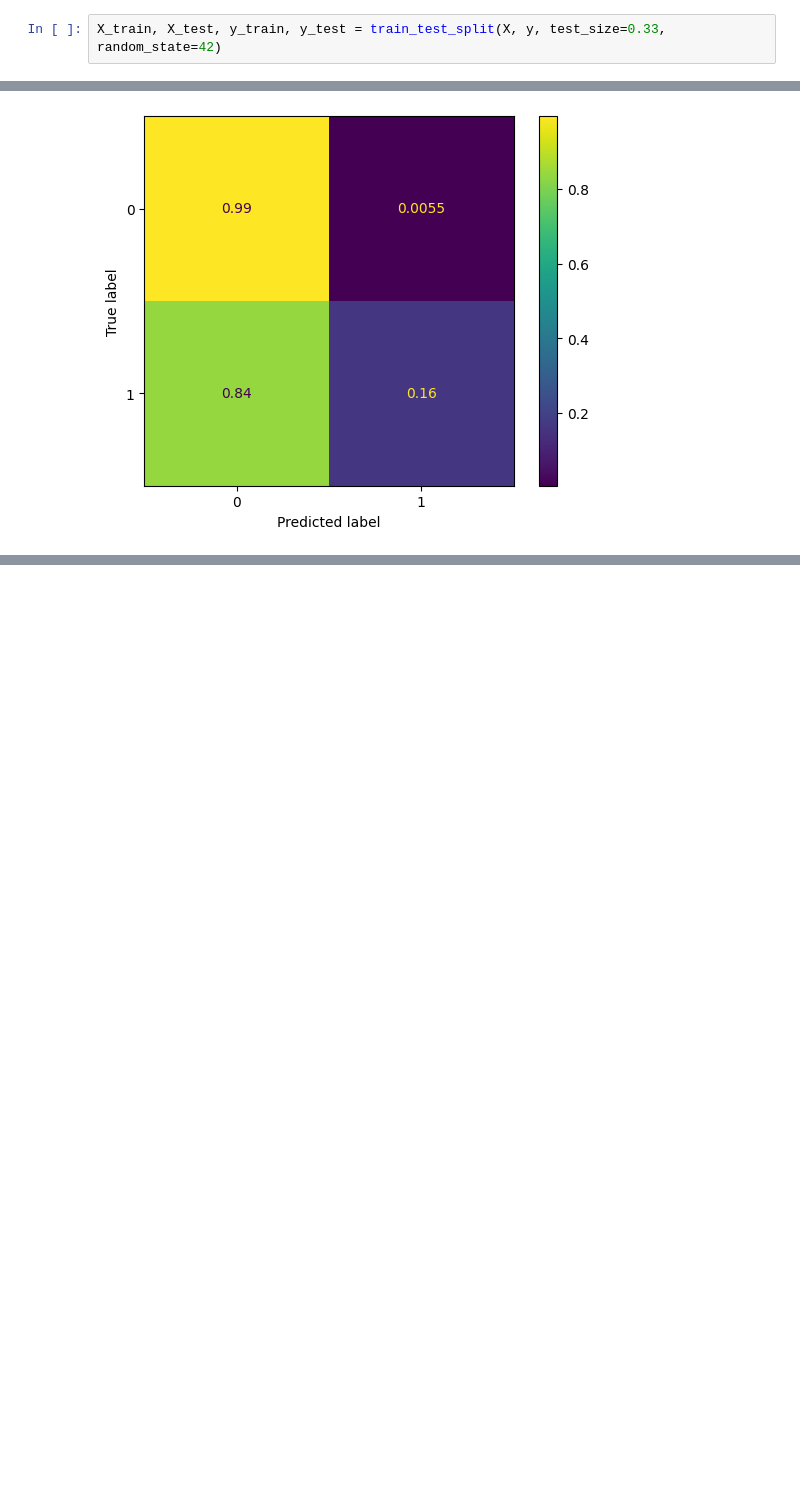
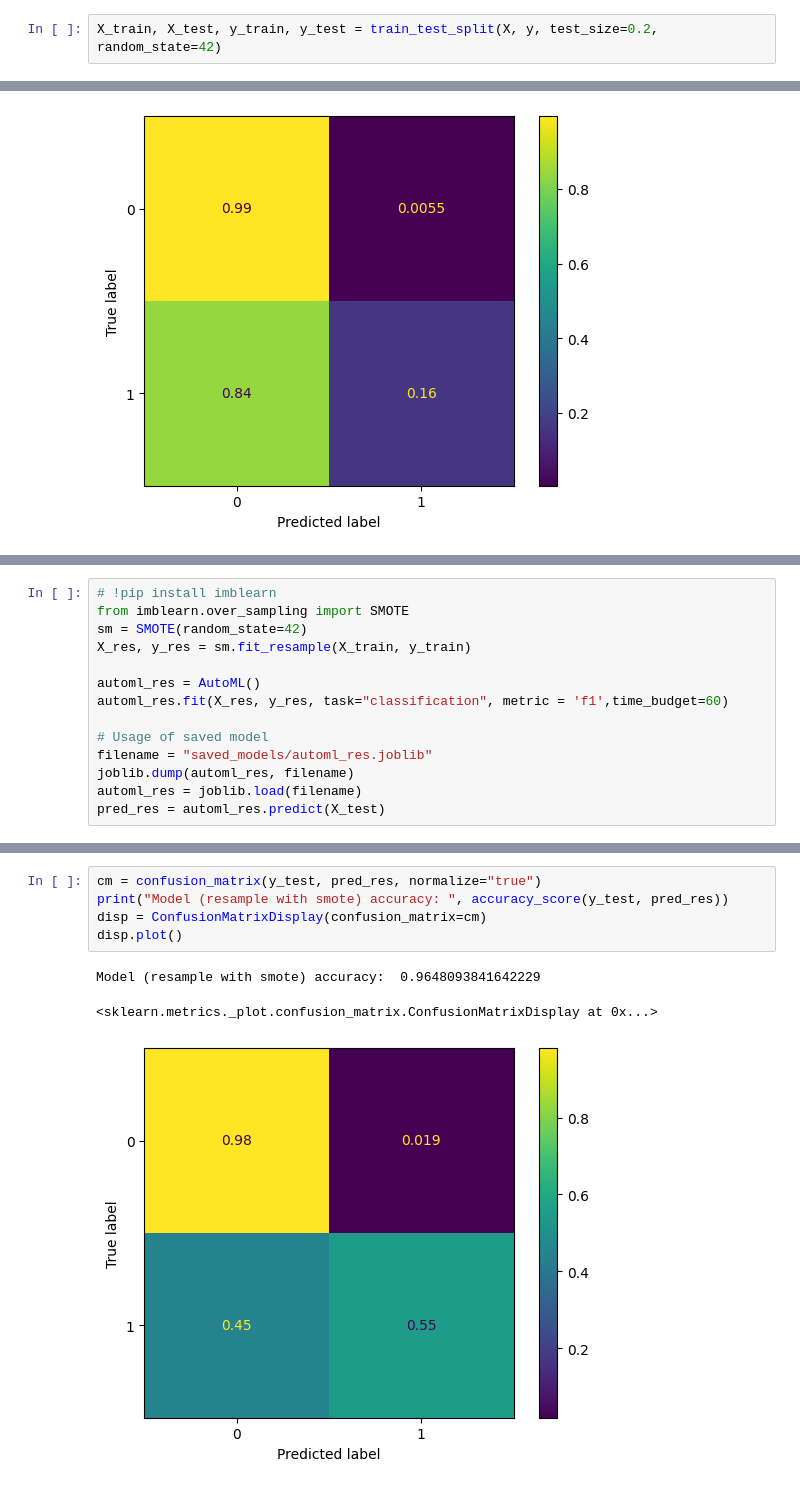
Before and after one commit to canxiu-zhang/csml_1000_projects, a Jupyter notebook: bankruptcy_prediction.ipynb, the cells around one changed output, grey strips where cells are left out. Drawn from its saved outputs; the diff is of its cells as text; blank space fills up the shorter version.

Commit message:
add smote

```diff
--- a/bankruptcy_prediction.ipynb
+++ b/bankruptcy_prediction.ipynb
@@ -33,7 +33,7 @@ profile.to_file("bankruptcy_report.html")
 X = df.drop(columns=['Bankrupt?'])
 y = df['Bankrupt?']
 # %%
-X_train, X_test, y_train, y_test = train_test_split(X, y, test_size=0.33, random_state=42)
+X_train, X_test, y_train, y_test = train_test_split(X, y, test_size=0.2, random_state=42)
 # %% [markdown]
 ### 1. baseline model
 The baseline model is generated by automl by minimize (1-F1 score)
@@ -193,0 +196,14 @@ Model-4 accuracy:  0.9609062638827188
+# %%
+# !pip install imblearn
+from imblearn.over_sampling import SMOTE
+sm = SMOTE(random_state=42)
+X_res, y_res = sm.fit_resample(X_train, y_train)
+
+automl_res = AutoML()
+automl_res.fit(X_res, y_res, task="classification", metric = 'f1',time_budget=60)
+
+# Usage of saved model
+filename = "saved_models/automl_res.joblib"
+joblib.dump(automl_res, filename)
+automl_res = joblib.load(filename)
+pred_res = automl_res.predict(X_test)
@@ -193,0 +228,9 @@ Model-4 accuracy:  0.9609062638827188
+# %%
+cm = confusion_matrix(y_test, pred_res, normalize="true")
+print("Model (resample with smote) accuracy: ", accuracy_score(y_test, pred_res))
+disp = ConfusionMatrixDisplay(confusion_matrix=cm)
+disp.plot()
+# %% [output]
+Model (resample with smote) accuracy:  0.9648093841642229
+<sklearn.metrics._plot.confusion_matrix.ConfusionMatrixDisplay at 0x...>
+[figure, added]
```
Also changed, not shown: parts of 2 cells of this notebook, 1 other file.
